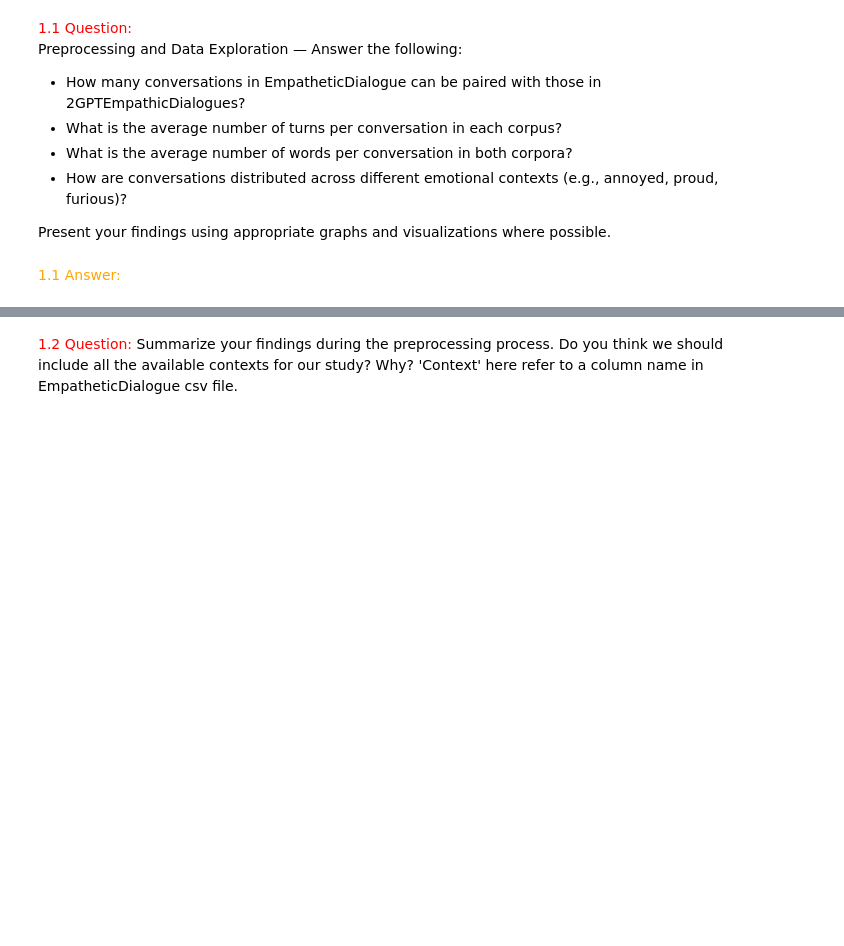
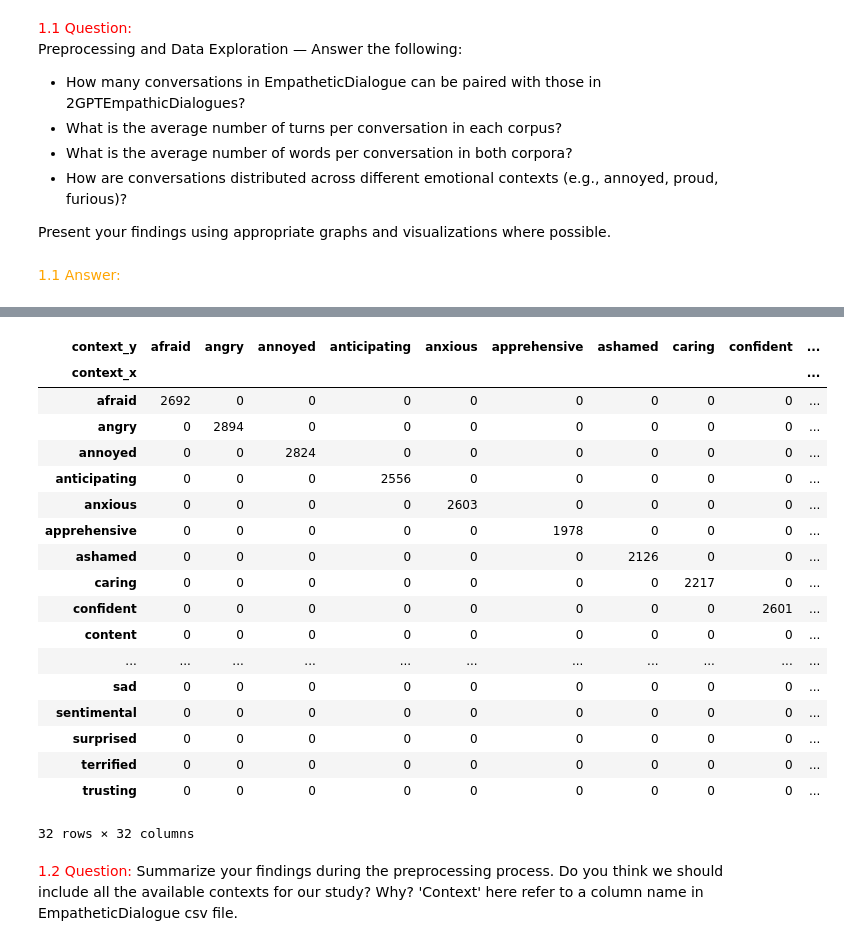
Before and after one commit to telecom-projet-nlp/human-gpt-linguistic-differences, a Jupyter notebook: notebook/Notebook Andrew.ipynb, the cells around one changed output, grey strips where cells are left out. Drawn from its saved outputs; the diff is of its cells as text; code cells hidden in the pictures; blank space fills up the shorter version.

Commit message:
datasets fusion Andrew

```diff
--- a/notebook/Notebook Andrew.ipynb
+++ b/notebook/Notebook Andrew.ipynb
@@ -59,7 +64,9 @@ import numpy as np
 # %%
 # read data
 dial_gpt = pd.read_csv("/Users/andrew/MS IA/NLP/human-gpt-linguistic-differences/data/2GPTEmpathicDialoguesDataset.csv")
-dial_human = pd.read_csv("/Users/andrew/MS IA/NLP/human-gpt-linguistic-differences/data/empatheticdialogues/train.csv", quoting=3)
+dial_human = pd.read_csv("/Users/andrew/MS IA/NLP/human-gpt-linguistic-differences/data/empatheticdialogues/train.csv", quoting=3, usecols=[0,1,2,3,4,5])
+dial_human_valid = pd.read_csv("/Users/andrew/MS IA/NLP/human-gpt-linguistic-differences/data/empatheticdialogues/valid.csv", quoting=3, usecols=[0,1,2,3,4,5])
+dial_human_test = pd.read_csv("/Users/andrew/MS IA/NLP/human-gpt-linguistic-differences/data/empatheticdialogues/test.csv", quoting=3, usecols=[0,1,2,3,4,5])
 # %%
 # describe data
 dial_human.info()
@@ -86,3 +120,32 @@ memory usage: 915.7+ KB
+# %%
+dial_gpt['processed_split'] = dial_gpt['processed'].str.split("\n")
+dial_gpt2 = dial_gpt.explode('processed_split')
+dial_gpt2 = dial_gpt2[dial_gpt2['processed_split'] != ""]
+dial_gpt2['utterance_idx'] = dial_gpt2.groupby('conv_id').cumcount() + 1
+dial_fusion = pd.merge(dial_gpt2, dial_human, how="outer", on=["conv_id", "utterance_idx"])
+# %%
+pd.crosstab(dial_fusion['context_x'], dial_fusion['context_y'])
+pd.
+# %% [output]
+| context_y | afraid | angry | annoyed | anticipating | anxious | apprehensive | ashamed | caring | confident | ... |
+| context_x |  |  |  |  |  |  |  |  |  | ... |
+| afraid | 2692 | 0 | 0 | 0 | 0 | 0 | 0 | 0 | 0 | ... |
+| angry | 0 | 2894 | 0 | 0 | 0 | 0 | 0 | 0 | 0 | ... |
+| annoyed | 0 | 0 | 2824 | 0 | 0 | 0 | 0 | 0 | 0 | ... |
+| anticipating | 0 | 0 | 0 | 2556 | 0 | 0 | 0 | 0 | 0 | ... |
+| anxious | 0 | 0 | 0 | 0 | 2603 | 0 | 0 | 0 | 0 | ... |
+| apprehensive | 0 | 0 | 0 | 0 | 0 | 1978 | 0 | 0 | 0 | ... |
+| ashamed | 0 | 0 | 0 | 0 | 0 | 0 | 2126 | 0 | 0 | ... |
+| caring | 0 | 0 | 0 | 0 | 0 | 0 | 0 | 2217 | 0 | ... |
+| confident | 0 | 0 | 0 | 0 | 0 | 0 | 0 | 0 | 2601 | ... |
+| content | 0 | 0 | 0 | 0 | 0 | 0 | 0 | 0 | 0 | ... |
+| ... | ... | ... | ... | ... | ... | ... | ... | ... | ... | ... |
+| sad | 0 | 0 | 0 | 0 | 0 | 0 | 0 | 0 | 0 | ... |
+| sentimental | 0 | 0 | 0 | 0 | 0 | 0 | 0 | 0 | 0 | ... |
+| surprised | 0 | 0 | 0 | 0 | 0 | 0 | 0 | 0 | 0 | ... |
+| terrified | 0 | 0 | 0 | 0 | 0 | 0 | 0 | 0 | 0 | ... |
+| trusting | 0 | 0 | 0 | 0 | 0 | 0 | 0 | 0 | 0 | ... |
+32 rows × 32 columns
 # %% [markdown]
 <font color="red">1.2 Question:</font> Summarize your findings during the preprocessing process. Do you think we should include all the available contexts for our study? Why? 'Context' here refer to a column name in EmpatheticDialogue csv file.
 # %% [markdown]
```
Also changed, not shown: parts of 5 cells of this notebook.
